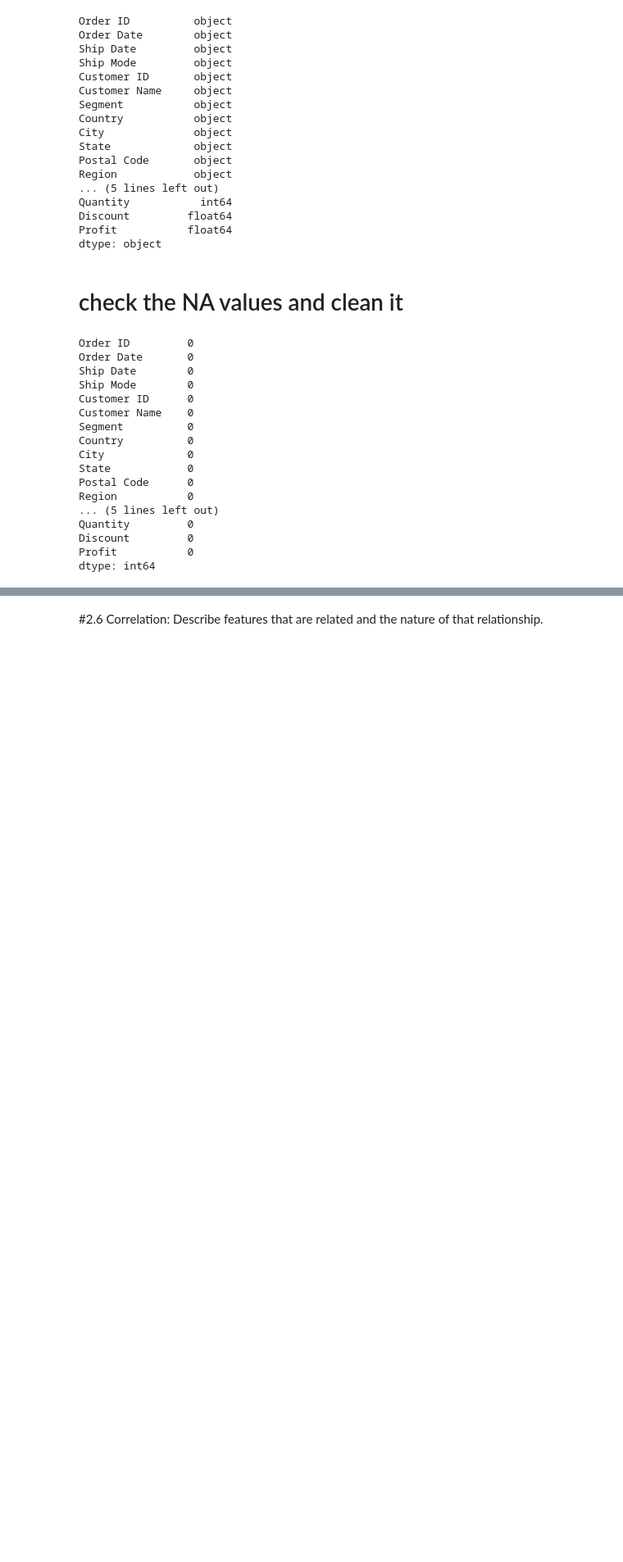
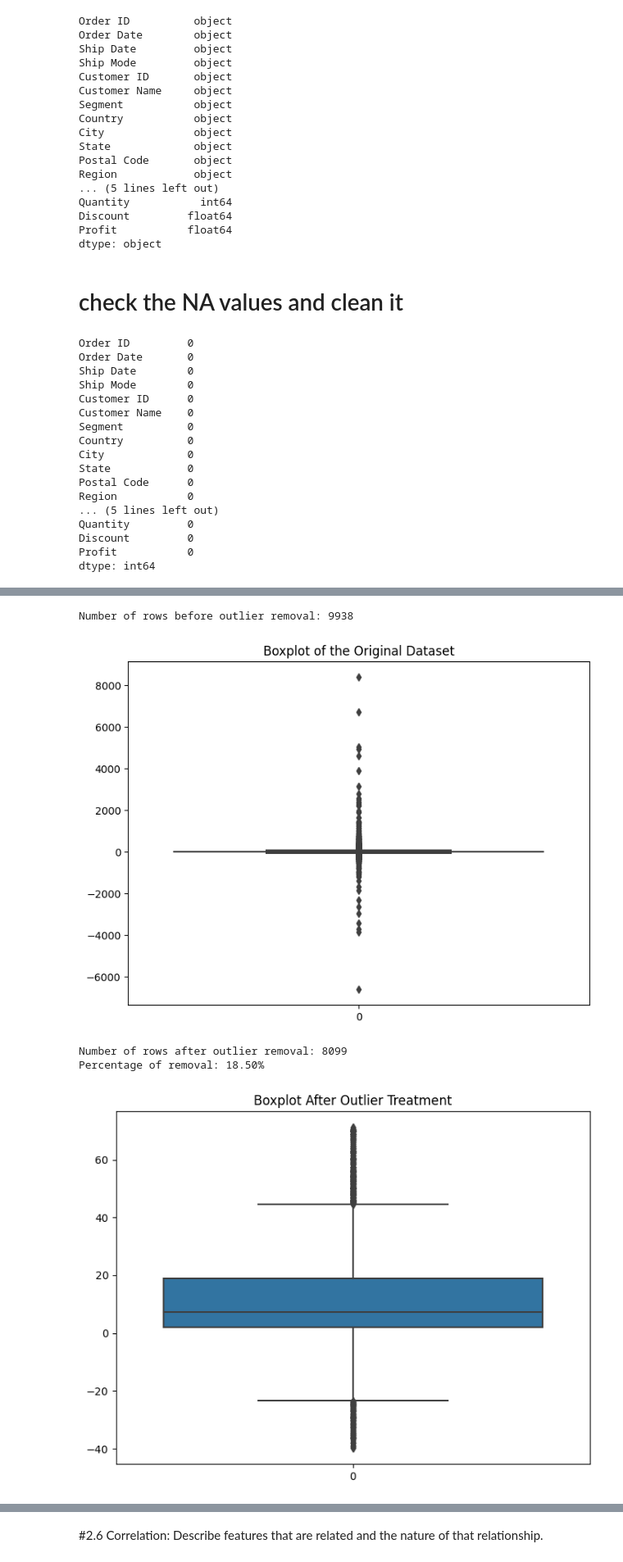
Before and after one commit to engmohamedsalah/AIMaster-Training, a Jupyter notebook: Building_an_AI_based_Application.ipynb, the cells around one changed output, grey strips where cells are left out. Shown: that part at 82% size. Saved outputs shown, nothing was run; the diff lists cells and outputs as text; code cells hidden in the pictures; blank space fills up the shorter version.

```diff
--- a/Building_an_AI_based_Application.ipynb
+++ b/Building_an_AI_based_Application.ipynb
@@ -286,0 +341,8 @@ dtype: int64
+# %%
+clean_outliers(df_super_store, 'Profit')
+# %% [output]
+Number of rows before outlier removal: 9938
+[figure, added]
+Number of rows after outlier removal: 8099
+Percentage of removal: 18.50%
+[figure, added]
```
Also changed, not shown: parts of 8 cells of this notebook.
